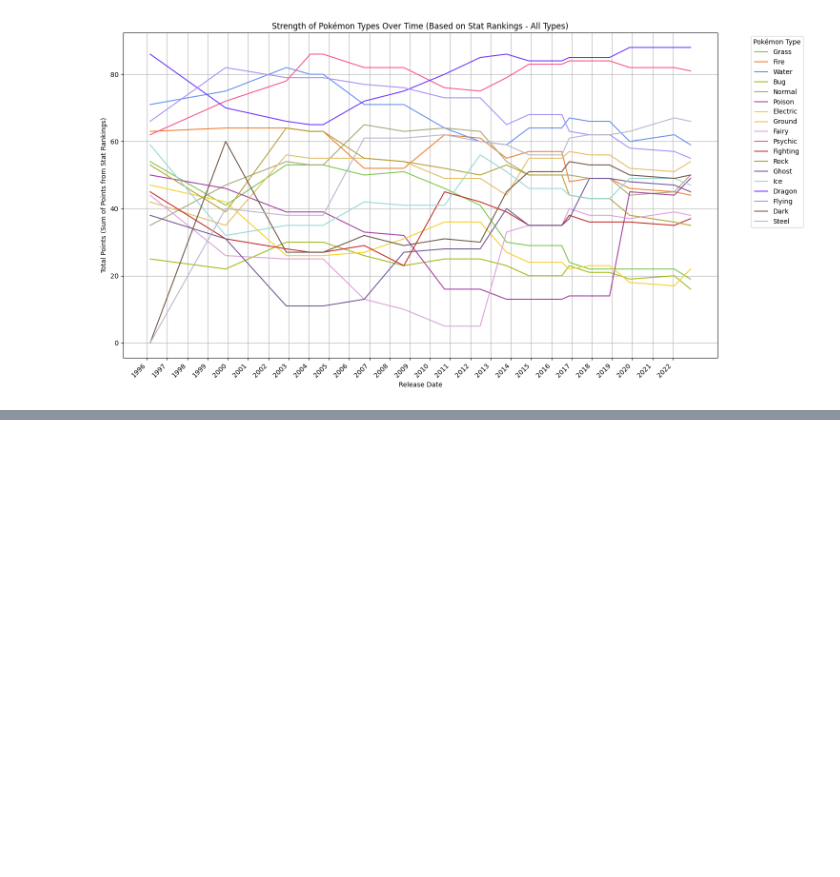
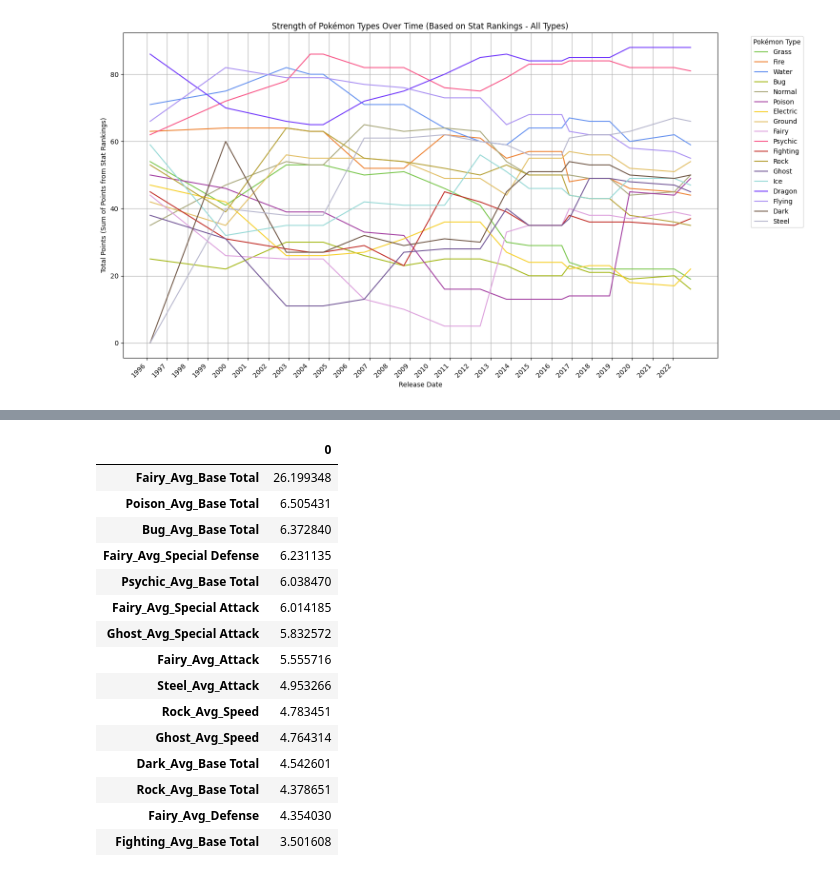
Before and after one commit to Aloncohen41/Pokemon-Model, a Jupyter notebook: Pokemon.ipynb, the cells around one changed output, grey strips where cells are left out. Drawn from its saved outputs; the diff is of its cells as text; code cells hidden in the pictures; blank space fills up the shorter version.

```diff
--- a/Pokemon.ipynb
+++ b/Pokemon.ipynb
@@ -1107,0 +1358,16 @@ Finally, this analysis focuses on raw stats and type effectiveness. Factors like
+# %%
+# Ensure df_forecasted_values and df_time_series_aggregated_filled are available
+# Assuming df_forecasted_values was created in the previous cell (372ebda6)
+# Assuming df_time_series_aggregated_filled was created in a previous cell (e.g., 13317a3e or 372ebda6)
+
+if 'df_forecasted_values' not in locals() or 'df_time_series_aggregated_filled' not in locals():
+    print("Error: Forecasted values or aggregated historical data not found. Please run the necessary cells first.")
+else:
+    # Get the actual aggregated values for the last release date in the historical data
+    last_historical_aggregated_values = df_time_series_aggregated_filled.iloc[-1]
+
+    # Calculate the delta (forecasted value - last historical value)
+    df_predicted_delta = df_forecasted_values - last_historical_aggregated_values
+
+    display("Predicted Change (Delta) in Aggregated Metrics for the Next Release:")
+    display(df_predicted_delta.sort_values(ascending=False)) # Display sorted to see largest changes
@@ -1107,0 +1390,59 @@ Finally, this analysis focuses on raw stats and type effectiveness. Factors like
+# %%
+# Ensure df_predicted_delta is available from the previous cell (9ff93c5d)
+
+if 'df_predicted_delta' not in locals():
+    print("Error: Predicted delta DataFrame not found. Please run the previous cell to calculate the delta.")
+else:
+    print("Analyzing the most significant predicted changes (Deltas) to infer potential Pokémon characteristics:\n")
+
+    # Sort deltas to see the largest positive and negative changes
+    df_predicted_delta_sorted = df_predicted_delta.sort_values(ascending=False)
+
+    # Display the top N positive and negative deltas
+    top_n = 15 # Display top 15 positive and negative changes
+
+    print(f"Top {top_n} Aggregated Metrics with Largest Predicted Positive Changes:")
+    display(df_predicted_delta_sorted.head(top_n))
+
+    print(f"\nTop {top_n} Aggregated Metrics with Largest Predicted Negative Changes:")
+    display(df_predicted_delta_sorted.tail(top_n))
+
+    print("\nInterpretation Guidance for Designing Hypothetical Pokémon:")
+
+    # Function to extract Type and Metric type (Stat or Von)
+    def extract_type_and_metric_info(metric_name):
+        parts = metric_name.split('_Avg_')
+        pokemon_type = parts[0]
+        metric_type = parts[1] if len(parts) > 1 else None
+        return pokemon_type, metric_type
+
+    # Analyze the top positive deltas
+    print("\nAnalyzing Top Positive Deltas (Predicted Increases):")
+    for metric_name, delta_value in df_predicted_delta_sorted.head(top_n).items():
+        pokemon_type, metric_type = extract_type_and_metric_info(metric_name)
+        if metric_type and metric_type.endswith('Stat'):
+            stat_name = metric_type.replace(' Stat', '')
+            print(f"- A large predicted increase in {pokemon_type}'s Average {stat_name} ({delta_value:.2f}) suggests new {pokemon_type}-type Pokémon might have high {stat_name} stats.")
+        elif metric_type and metric_type.startswith('von_'):
+            attacking_type = metric_type.replace('von_', '')
+            print(f"- A large predicted increase in {pokemon_type}'s Average Vulnerability to {attacking_type} ({delta_value:.2f}) suggests new {pokemon_type}-type Pokémon might become weaker to {attacking_type} attacks (potentially through new dual typings).")
+        else:
+             print(f"- A large predicted increase in {metric_name} ({delta_value:.2f}) observed.") # Catch other potential metric types
+
+
+    # Analyze the top negative deltas
+    print("\nAnalyzing Top Negative Deltas (Predicted Decreases):")
+    for metric_name, delta_value in df_predicted_delta_sorted.tail(top_n).items():
+        pokemon_type, metric_type = extract_type_and_metric_info(metric_name)
+        if metric_type and metric_type.endswith('Stat'):
+            stat_name = metric_type.replace(' Stat', '')
+            print(f"- A large predicted decrease in {pokemon_type}'s Average {stat_name} ({delta_value:.2f}) suggests new {pokemon_type}-type Pokémon might have lower {stat_name} stats on average.")
+        elif metric_type and metric_type.startswith('von_'):
+            attacking_type = metric_type.replace('von_', '')
+            # A decrease in vulnerability means becoming *more resistant*
+            print(f"- A large predicted decrease in {pokemon_type}'s Average Vulnerability to {attacking_type} ({delta_value:.2f}) suggests new {pokemon_type}-type Pokémon might become more resistant to {attacking_type} attacks (potentially through new dual typings or abilities - though abilities aren't in our model).")
+        else:
+             print(f"- A large predicted decrease in {metric_name} ({delta_value:.2f}) observed.") # Catch other potential metric types
+
+    print("\nUse these insights to guide the design of your 6 hypothetical Pokémon, focusing on types and stats that show the most significant predicted shifts.")
+# %% [output]
@@ -1107,0 +1452,16 @@ Finally, this analysis focuses on raw stats and type effectiveness. Factors like
+|  | 0 |
+| Fairy_Avg_Base Total | 26.199348 |
+| Poison_Avg_Base Total | 6.505431 |
+| Bug_Avg_Base Total | 6.372840 |
+| Fairy_Avg_Special Defense | 6.231135 |
+| Psychic_Avg_Base Total | 6.038470 |
+| Fairy_Avg_Special Attack | 6.014185 |
+| Ghost_Avg_Special Attack | 5.832572 |
+| Fairy_Avg_Attack | 5.555716 |
+| Steel_Avg_Attack | 4.953266 |
+| Rock_Avg_Speed | 4.783451 |
+| Ghost_Avg_Speed | 4.764314 |
+| Dark_Avg_Base Total | 4.542601 |
+| Rock_Avg_Base Total | 4.378651 |
+| Fairy_Avg_Defense | 4.354030 |
+| Fighting_Avg_Base Total | 3.501608 |
```
Also changed, not shown: parts of 13 cells of this notebook.
